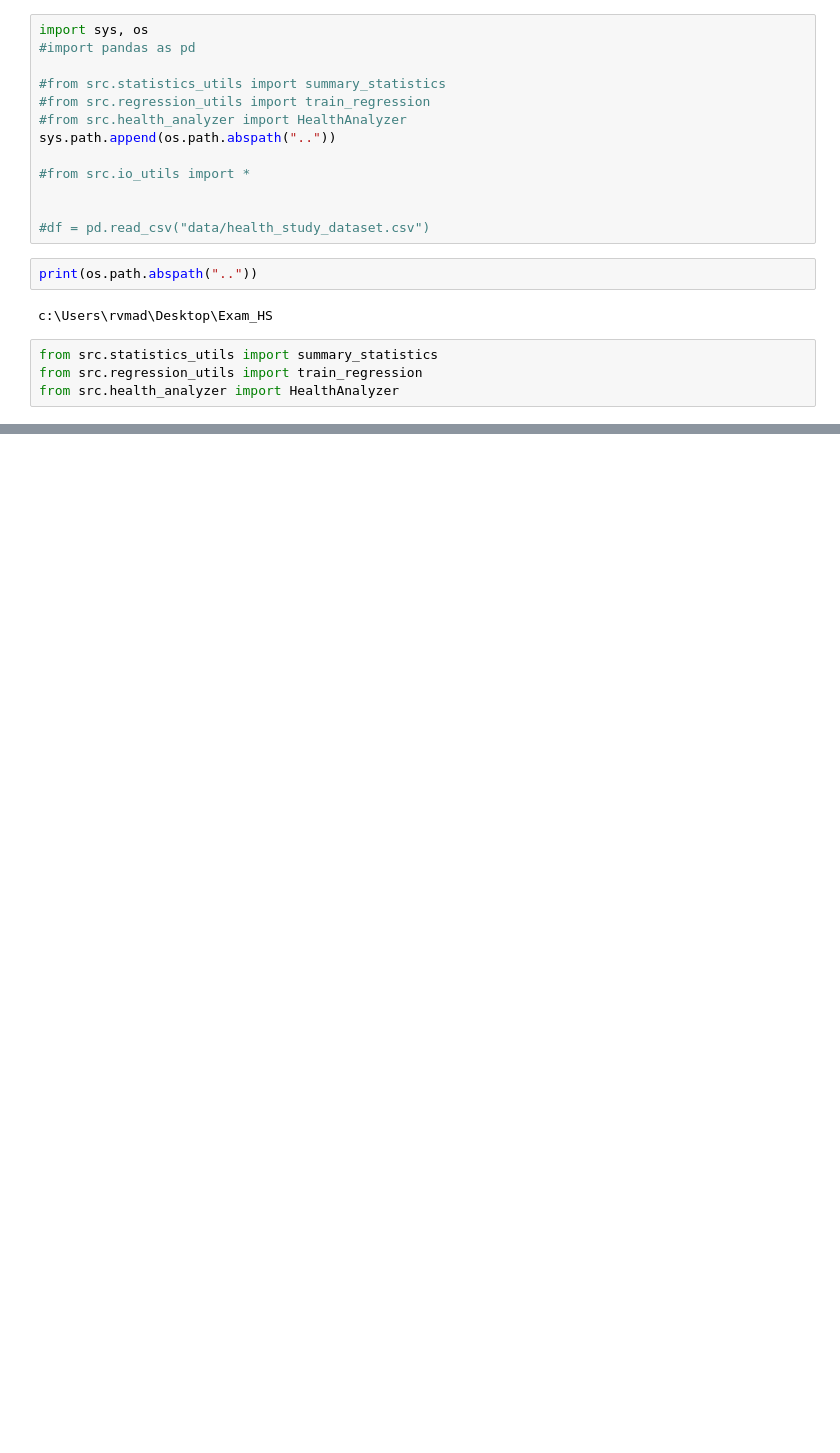
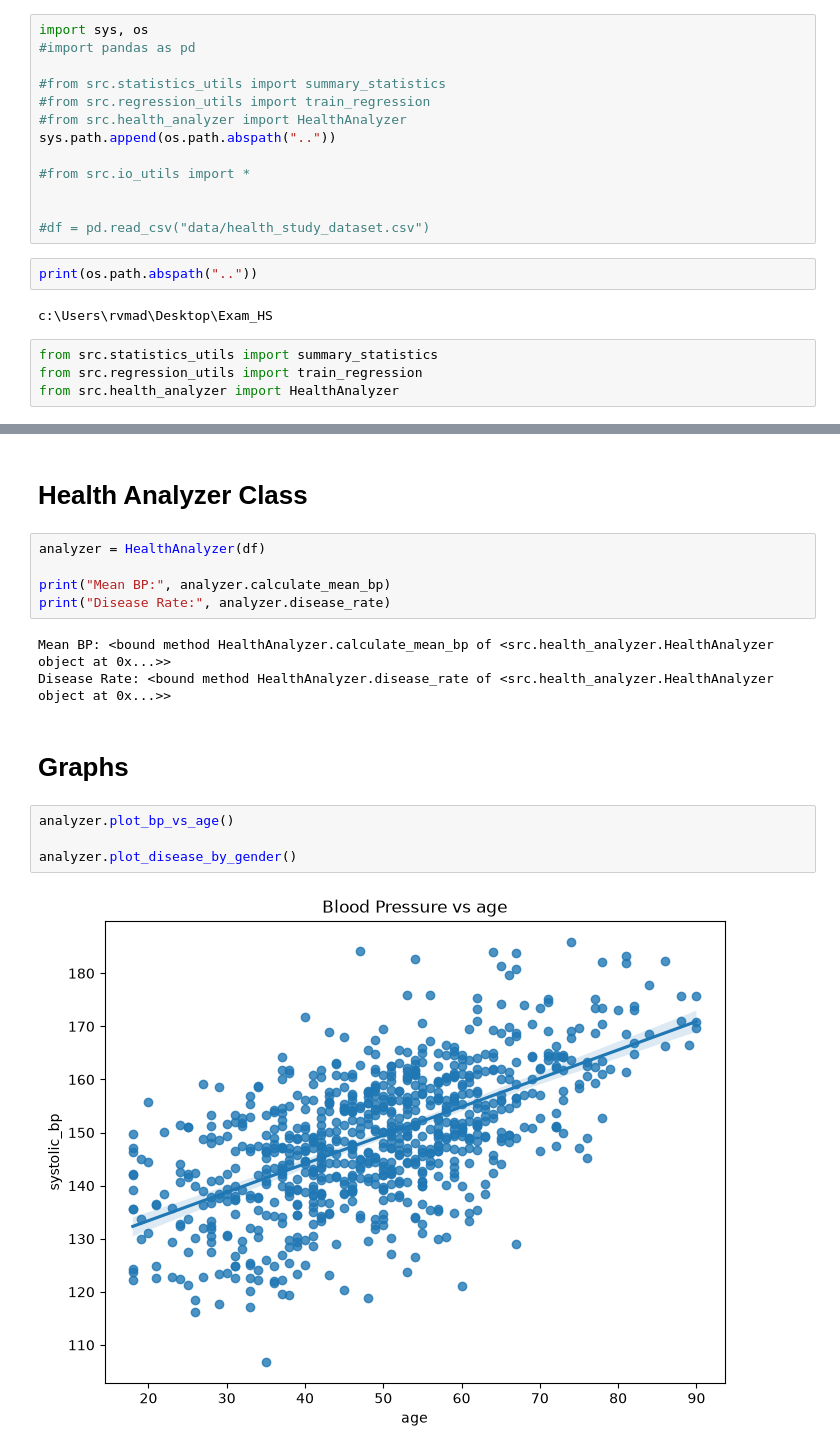
Before and after one commit to MadhaviKolli/Exam_healthstudy, a Jupyter notebook: notebook/health_analysis.ipynb, the cells around one changed output, grey strips where cells are left out. Cells and saved outputs as stored; diff of their text form; blank space fills up the shorter version.

Commit message:
Add health_analysis notebook

```diff
--- a/notebook/health_analysis.ipynb
+++ b/notebook/health_analysis.ipynb
@@ -68,0 +46,18 @@ for root, dirs, files in os.walk("."):
+# %% [markdown]
+# Health Analyzer Class
+# %%
+analyzer = HealthAnalyzer(df)
+
+print("Mean BP:", analyzer.calculate_mean_bp)
+print("Disease Rate:", analyzer.disease_rate)
+# %% [output]
+Mean BP: <bound method HealthAnalyzer.calculate_mean_bp of <src.health_analyzer.HealthAnalyzer object at 0x...>>
+Disease Rate: <bound method HealthAnalyzer.disease_rate of <src.health_analyzer.HealthAnalyzer object at 0x...>>
+# %% [markdown]
+# Graphs
+# %%
+analyzer.plot_bp_vs_age()
+
+analyzer.plot_disease_by_gender()
+# %% [output]
+[figure, added]
```
Also changed, not shown: parts of 30 cells of this notebook.
